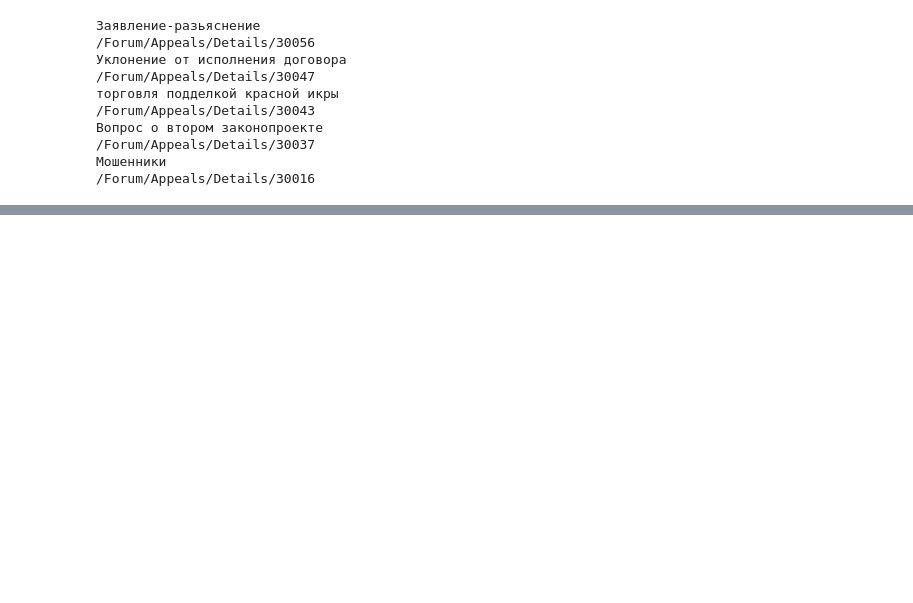
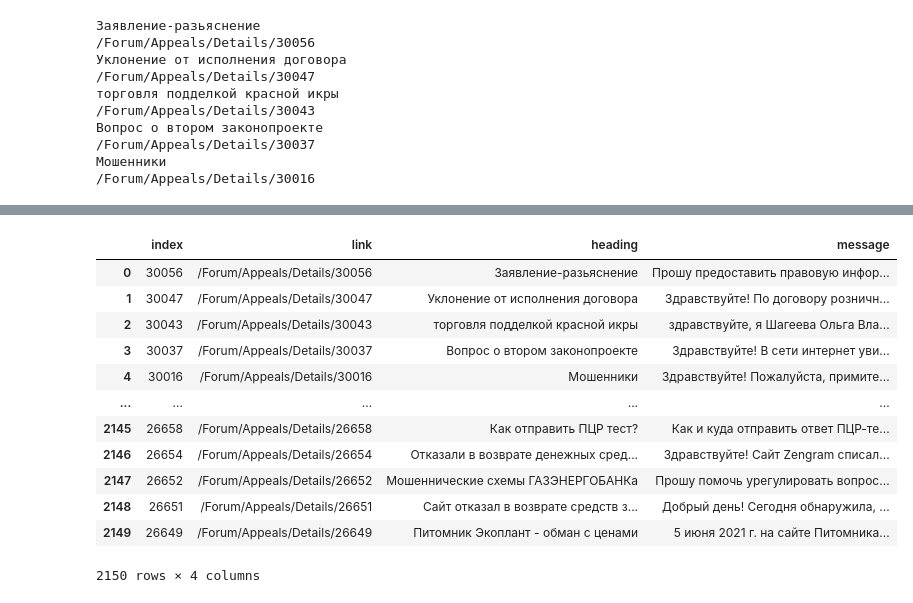
Before and after one commit to vvseva/nlp_tg_bot, a Jupyter notebook: hw2/grab-data.ipynb, the cells around one changed output, grey strips where cells are left out. Drawn from its saved outputs; the diff is of its cells as text; code cells hidden in the pictures; blank space fills up the shorter version.

Commit message:
data collected

```diff
--- a/hw2/grab-data.ipynb
+++ b/hw2/grab-data.ipynb
@@ -105,0 +83,11 @@ driver.close()
+# %%
+for link in links:
+    URL = "http://zpp.rospotrebnadzor.ru"+links[link]
+    page = requests.get(URL)
+    soup = BeautifulSoup(page.content, "html.parser")
+
+    page_message = soup.find("p", class_="appeal-details-message")
+    page_heading = soup.find("h2")
+
+    links_messages[link] = page_message.text
+    links_headings[link] = page_heading.text
@@ -105,0 +98,3 @@ driver.close()
+# %%
+df_links = pd.DataFrame.from_dict(links,  orient='index', columns=["link"]).reset_index()
+df_links
@@ -105,0 +115,3 @@ driver.close()
+# %%
+df_messages = pd.DataFrame.from_dict(links_messages,  orient='index', columns=["message"]).reset_index()
+df_messages
@@ -105,0 +132,3 @@ driver.close()
+# %%
+df_headings = pd.DataFrame.from_dict(links_headings,  orient='index', columns=["heading"]).reset_index()
+df_headings
@@ -105,0 +149,18 @@ driver.close()
+# %%
+df = df_links.merge(df_headings).merge(df_messages)
+df.to_csv("small_data.csv")
+df
+# %% [output]
+|  | index | link | heading | message |
+| 0 | 30056 | /Forum/Appeals/Details/30056 | Заявление-разьяснение | Прошу предоставить правовую инфор... |
+| 1 | 30047 | /Forum/Appeals/Details/30047 | Уклонение от исполнения договора | Здравствуйте! По договору розничн... |
+| 2 | 30043 | /Forum/Appeals/Details/30043 | торговля подделкой красной икры | здравствуйте, я Шагеева Ольга Вла... |
+| 3 | 30037 | /Forum/Appeals/Details/30037 | Вопрос о втором законопроекте | Здравствуйте! В сети интернет уви... |
+| 4 | 30016 | /Forum/Appeals/Details/30016 | Мошенники | Здравствуйте! Пожалуйста, примите... |
+| ... | ... | ... | ... | ... |
+| 2145 | 26658 | /Forum/Appeals/Details/26658 | Как отправить ПЦР тест? | Как и куда отправить ответ ПЦР-те... |
+| 2146 | 26654 | /Forum/Appeals/Details/26654 | Отказали в возврате денежных сред... | Здравствуйте! Сайт Zengram списал... |
+| 2147 | 26652 | /Forum/Appeals/Details/26652 | Мошеннические схемы ГАЗЭНЕРГОБАНКа | Прошу помочь урегулировать вопрос... |
+| 2148 | 26651 | /Forum/Appeals/Details/26651 | Сайт отказал в возврате средств з... | Добрый день! Сегодня обнаружила, ... |
+| 2149 | 26649 | /Forum/Appeals/Details/26649 | Питомник Экоплант - обман с ценами | 5 июня 2021 г. на сайте Питомника... |
+2150 rows × 4 columns
```
Also changed, not shown: parts of 23 cells of this notebook, 1 other file.
